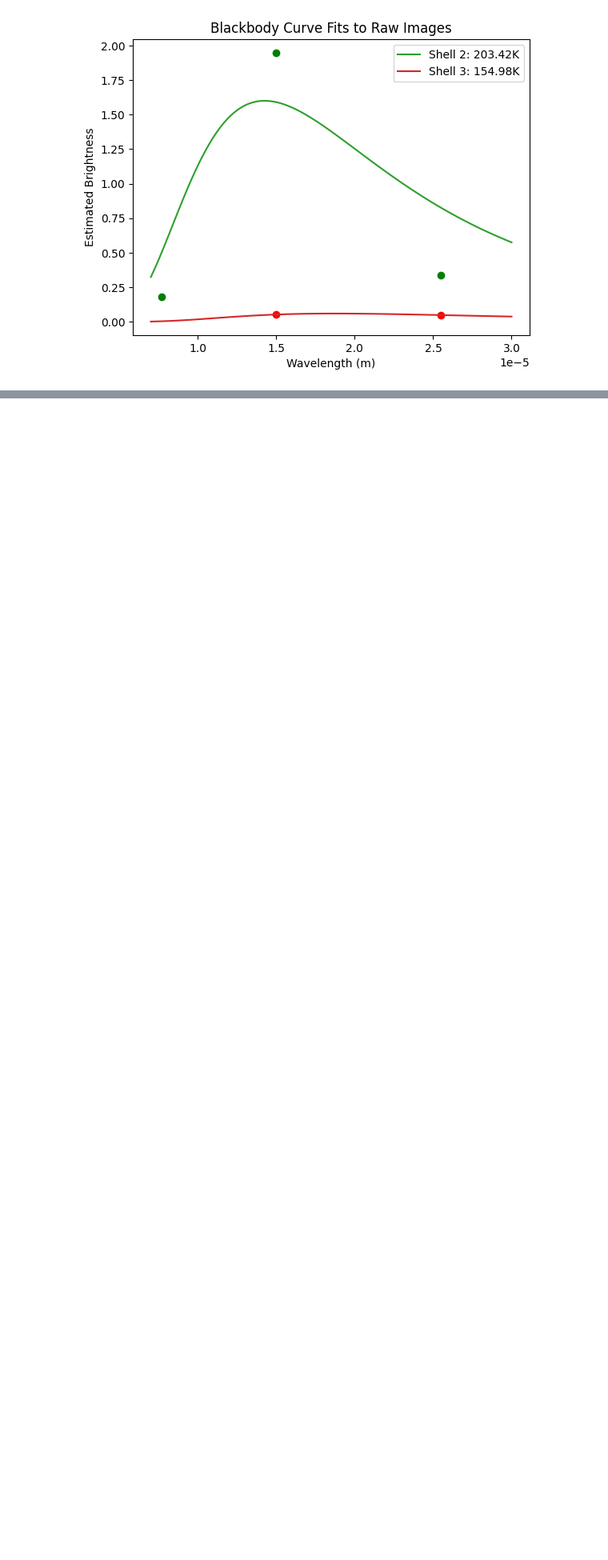
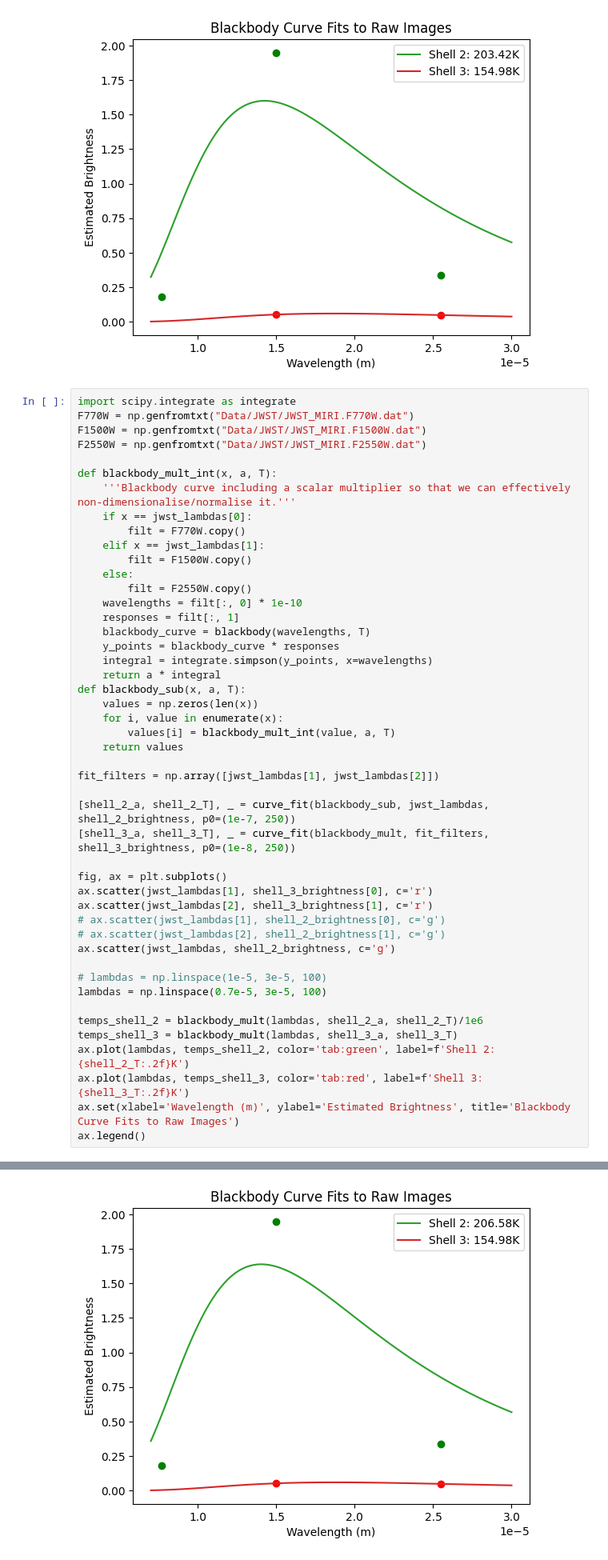
Before and after one commit to ryanwhite1/Wolf-Rayets, a Jupyter notebook: Untitled.ipynb, the cells around one changed output, grey strips where cells are left out. Shown at 80% size. Drawn from its saved outputs; the diff is of its cells as text; blank space fills up the shorter version.

Commit message:
Update the blackbody fitting to numerically integrate too

```diff
--- a/Untitled.ipynb
+++ b/Untitled.ipynb
@@ -226,3 +226,51 @@ ax.legend()
 # %% [output]
 <matplotlib.legend.Legend at 0x...>
 [figure]
+# %%
+import scipy.integrate as integrate
+F770W = np.genfromtxt("Data/JWST/JWST_MIRI.F770W.dat")
+F1500W = np.genfromtxt("Data/JWST/JWST_MIRI.F1500W.dat")
+F2550W = np.genfromtxt("Data/JWST/JWST_MIRI.F2550W.dat")
+
+def blackbody_mult_int(x, a, T):
+    '''Blackbody curve including a scalar multiplier so that we can effectively non-dimensionalise/normalise it.'''
+    if x == jwst_lambdas[0]:
+        filt = F770W.copy()
+    elif x == jwst_lambdas[1]:
+        filt = F1500W.copy()
+    else:
+        filt = F2550W.copy()
+    wavelengths = filt[:, 0] * 1e-10
+    responses = filt[:, 1]
+    blackbody_curve = blackbody(wavelengths, T)
+    y_points = blackbody_curve * responses
+    integral = integrate.simpson(y_points, x=wavelengths)
+    return a * integral
+def blackbody_sub(x, a, T):
+    values = np.zeros(len(x))
+    for i, value in enumerate(x):
+        values[i] = blackbody_mult_int(value, a, T)
+    return values
+
+fit_filters = np.array([jwst_lambdas[1], jwst_lambdas[2]])
+
+[shell_2_a, shell_2_T], _ = curve_fit(blackbody_sub, jwst_lambdas, shell_2_brightness, p0=(1e-7, 250))
+[shell_3_a, shell_3_T], _ = curve_fit(blackbody_mult, fit_filters, shell_3_brightness, p0=(1e-8, 250))
+
+fig, ax = plt.subplots()
+ax.scatter(jwst_lambdas[1], shell_3_brightness[0], c='r')
+ax.scatter(jwst_lambdas[2], shell_3_brightness[1], c='r')
+# ax.scatter(jwst_lambdas[1], shell_2_brightness[0], c='g')
+# ax.scatter(jwst_lambdas[2], shell_2_brightness[1], c='g')
+ax.scatter(jwst_lambdas, shell_2_brightness, c='g')
+
+# lambdas = np.linspace(1e-5, 3e-5, 100)
+lambdas = np.linspace(0.7e-5, 3e-5, 100)
+
+temps_shell_2 = blackbody_mult(lambdas, shell_2_a, shell_2_T)/1e6
+temps_shell_3 = blackbody_mult(lambdas, shell_3_a, shell_3_T)
+ax.plot(lambdas, temps_shell_2, color='tab:green', label=f'Shell 2: {shell_2_T:.2f}K')
+ax.plot(lambdas, temps_shell_3, color='tab:red', label=f'Shell 3: {shell_3_T:.2f}K')
+ax.set(xlabel='Wavelength (m)', ylabel='Estimated Brightness', title='Blackbody Curve Fits to Raw Images')
+ax.legend()
+# %% [output]
@@ -228,0 +278 @@ ax.legend()
+[figure, added]
```
Also changed, not shown: parts of 1 cell of this notebook.
